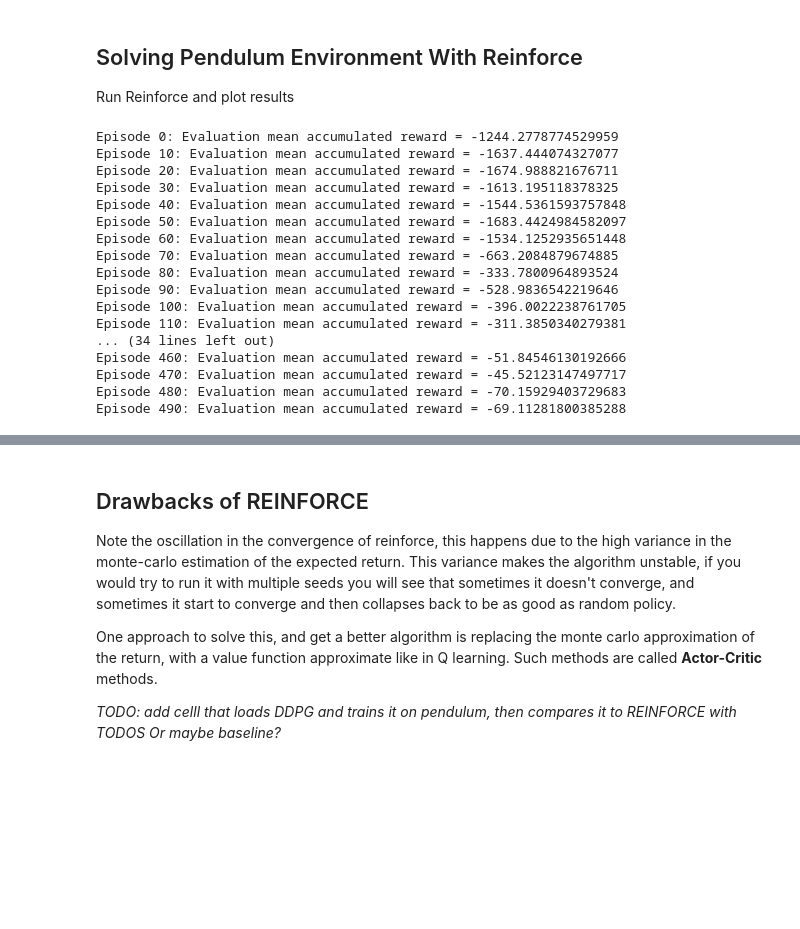
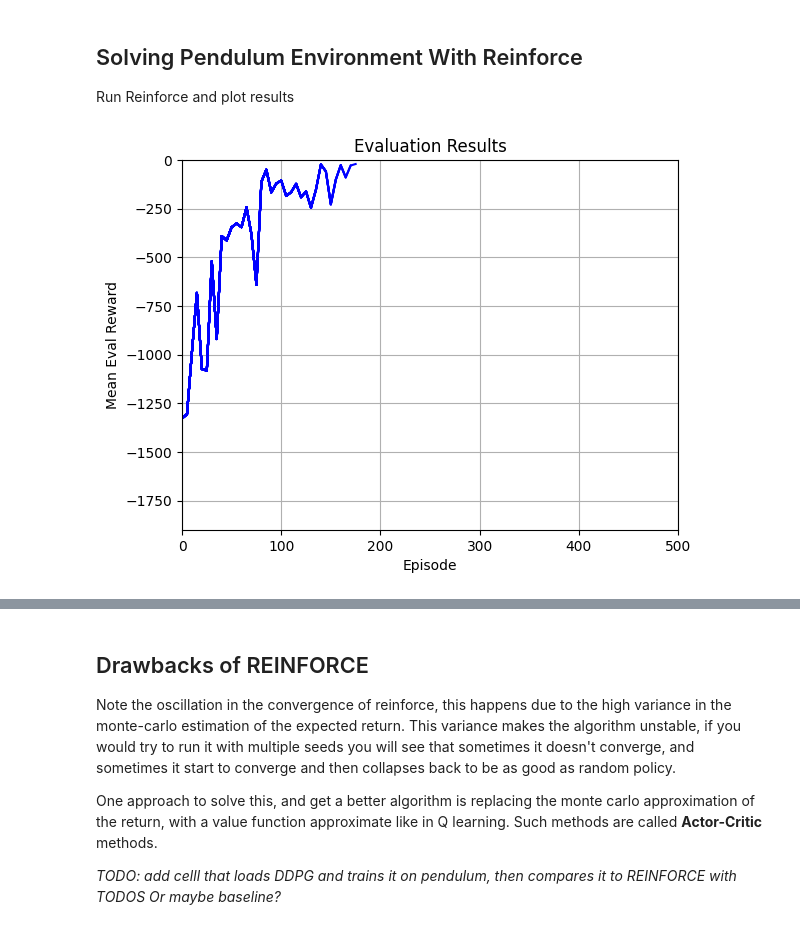
Before and after one commit to yuvalgos/policy_gradient_tutorial, a Jupyter notebook: PolicyGadient.ipynb, the cells around one changed output, grey strips where cells are left out. Cells and saved outputs as stored; diff of their text form; code cells hidden in the pictures; blank space fills up the shorter version.

Commit message:
live plotting when training

```diff
--- a/PolicyGadient.ipynb
+++ b/PolicyGadient.ipynb
@@ -252,7 +255,7 @@ def normalize_returns(episode_returns):
     episode_returns = (episode_returns - episode_returns.mean()) / (episode_returns.std() + 1e-9)
     return episode_returns
 # %%
-def reinforce(env, policy, learning_rate=0.0002, gamma=0.97, n_episodes=750):
+def reinforce(env, policy, learning_rate=0.0002, gamma=0.97, n_episodes=750, plotter=None):
     for episode in range(n_episodes):
         # collect one episode:
         episode_rewards, actions_log_likelihood_grads = collect_episode(env, policy)
@@ -273,9 +276,12 @@ def reinforce(env, policy, learning_rate=0.0002, gamma=0.97, n_episodes=750):
         policy.set_parameters_vector(policy_parameters)
 
         # evaluate:
-        if episode % 10 == 0:
+        if episode % 5 == 0:
             mean_reward = evaluate_agent(policy, env, n_episodes=5)
-            print(f"Episode {episode}: Evaluation mean accumulated reward = {mean_reward}")
+            if plotter is None:
+                print(f"Episode {episode}: Evaluation mean accumulated reward = {mean_reward}")
+            else:
+                plotter.update_plot(episode, mean_reward)
 # %% [markdown]
 *TODO: active plotting*
 # %% [markdown]
@@ -284,30 +290,16 @@ Run Reinforce and plot results
 # %%
 # let's make sure we are all getting the same result:
 np.random.seed(2023)
 import torch
 torch.manual_seed(2023)
+plotter = ActivePlotter(max_iteration=500)
+
 
 env = gym.make("Pendulum-v1", render_mode="rgb_array", g=gravity)
 policy = ParameterizedGaussianPolicy(state_dim=3, action_dim=1, action_range=2)
-reinforce(env, policy, gamma=0.97, learning_rate=0.0005, n_episodes=500)
+reinforce(env, policy, gamma=0.97, learning_rate=0.0005, n_episodes=500, plotter=plotter)
 # %% [output]
-Episode 0: Evaluation mean accumulated reward = -1244.2778774529959
-Episode 10: Evaluation mean accumulated reward = -1637.444074327077
-Episode 20: Evaluation mean accumulated reward = -1674.988821676711
-Episode 30: Evaluation mean accumulated reward = -1613.195118378325
-Episode 40: Evaluation mean accumulated reward = -1544.5361593757848
-Episode 50: Evaluation mean accumulated reward = -1683.4424984582097
-Episode 60: Evaluation mean accumulated reward = -1534.1252935651448
-Episode 70: Evaluation mean accumulated reward = -663.2084879674885
-Episode 80: Evaluation mean accumulated reward = -333.7800964893524
-Episode 90: Evaluation mean accumulated reward = -528.9836542219646
-Episode 100: Evaluation mean accumulated reward = -396.0022238761705
-Episode 110: Evaluation mean accumulated reward = -311.3850340279381
-... (34 lines left out)
-Episode 460: Evaluation mean accumulated reward = -51.84546130192666
-Episode 470: Evaluation mean accumulated reward = -45.52123147497717
-Episode 480: Evaluation mean accumulated reward = -70.15929403729683
-Episode 490: Evaluation mean accumulated reward = -69.11281800385288
+[figure, added]
 # %%
 agent_evaluation = evaluate_agent(policy, env, n_episodes=20)
 print(f"agent evaluation mean reward:", agent_evaluation)
```
Also changed, not shown: parts of 10 cells of this notebook, 1 other file.
